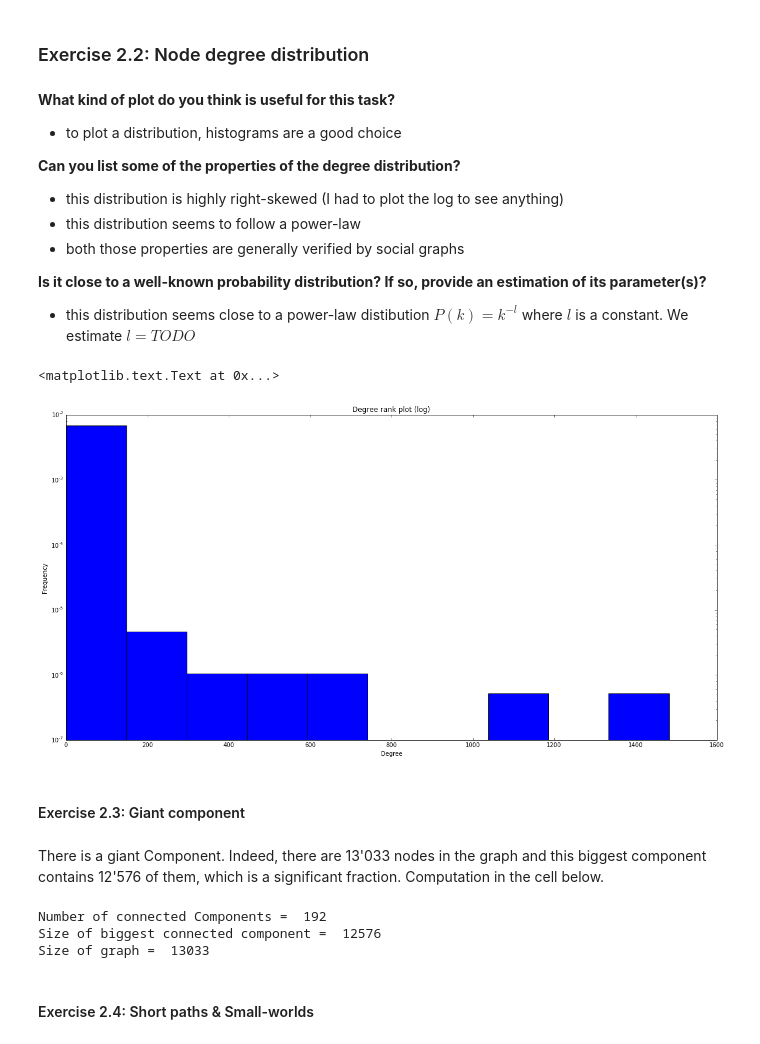
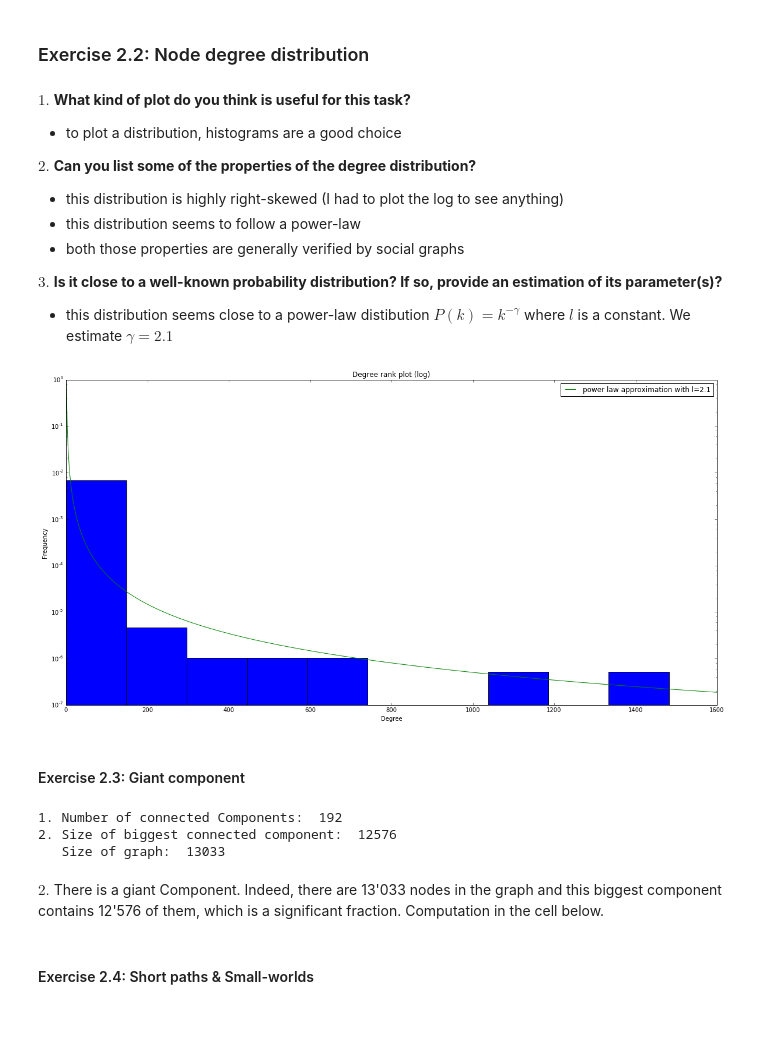
Before and after one commit to roblan11/InternetAnalyticsProject, a Jupyter notebook: ix-lab2/notebooks/ix-lab2-notebook-part1.ipynb, the cells around one changed output. Cells and saved outputs as stored; diff of their text form; code cells hidden in the pictures.

```diff
--- a/ix-lab2/notebooks/ix-lab2-notebook-part1.ipynb
+++ b/ix-lab2/notebooks/ix-lab2-notebook-part1.ipynb
@@ -47,49 +52,52 @@ print("# Edges: ", num_edges1)
 # %% [markdown]
 ### Exercise 2.2:  Node degree distribution
 # %% [markdown]
-**What kind of plot do you think is useful for this task?**
+$1.$ **What kind of plot do you think is useful for this task?**
 - to plot a distribution, histograms are a good choice
 
-**Can you list some of the properties of the degree distribution?**
+$2.$ **Can you list some of the properties of the degree distribution?**
 - this distribution is highly right-skewed (I had to plot the log to see anything)
 - this distribution seems to follow a power-law
 - both those properties are generally verified by social graphs
 
-**Is it close to a well-known probability distribution? If so, provide an estimation of its
+$3.$ **Is it close to a well-known probability distribution? If so, provide an estimation of its
 parameter(s)?**
 
-- this distribution seems close to a power-law distibution $P(k) = k^{−l}$ where $l$ is a constant. We estimate $l = TODO$
+- this distribution seems close to a power-law distibution $P(k) = k^{−\gamma}$ where $l$ is a constant. We estimate $\gamma = 2.1$
 # %%
 d = list(nx.degree(G_n1).values())
 plt.hist(d, log=True, normed=True)
 plt.title("Degree rank plot (log)")
 plt.ylabel("Frequency")
 plt.xlabel("Degree")
-#TODO plot the power-law distribution on the histogram
+
+X = np.arange(1, 1600, 2)
+plt.plot(X, (1/X)**2.1, label="power law approximation with l=2.1")
+plt.legend(loc='upper right', frameon=True)
+plt.show()
 # %% [output]
-<matplotlib.text.Text at 0x...>
-[figure, old version]
+[figure, new version]
 # %% [markdown]
 #### Exercise 2.3: Giant component
+# %%
+num_conn_comp1 = nx.number_connected_components(G_n1)
+print("1. Number of connected Components: ", num_conn_comp1)
+
+max = 0
+biggest_component1 = []
+for i in nx.connected_components(G_n1):
+    if(len(i) > max):
+        max = len(i)
+        biggest_component1 = i
+
+print("2. Size of biggest connected component: ", len(biggest_component1))
+print("   Size of graph: ", num_nodes1)
+# %% [output]
+1. Number of connected Components:  192
+2. Size of biggest connected component:  12576
+   Size of graph:  13033
 # %% [markdown]
-There is a giant Component. Indeed, there are 13'033 nodes in the graph and this biggest component contains 12'576 of them, which is a significant fraction. Computation in the cell below.
+$2.$ There is a giant Component. Indeed, there are 13'033 nodes in the graph and this biggest component contains 12'576 of them, which is a significant fraction. Computation in the cell below.
-# %%
-num_conn_comp1 = nx.number_connected_components(G_n1)
-print("Number of connected Components = ", num_conn_comp1)
-
-max = 0
-biggest_component1 = []
-for i in nx.connected_components(G_n1):
-    if(len(i) > max):
-        max = len(i)
-        biggest_component1 = i
-
-print("Size of biggest connected component = ", len(biggest_component1))
-print("Size of graph = ", num_nodes1)
-# %% [output]
-Number of connected Components =  192
-Size of biggest connected component =  12576
-Size of graph =  13033
 # %% [markdown]
 #### Exercise 2.4: Short paths & Small-worlds
 # %% [markdown]
```
Also changed, not shown: parts of 11 cells of this notebook, 1 other file.
